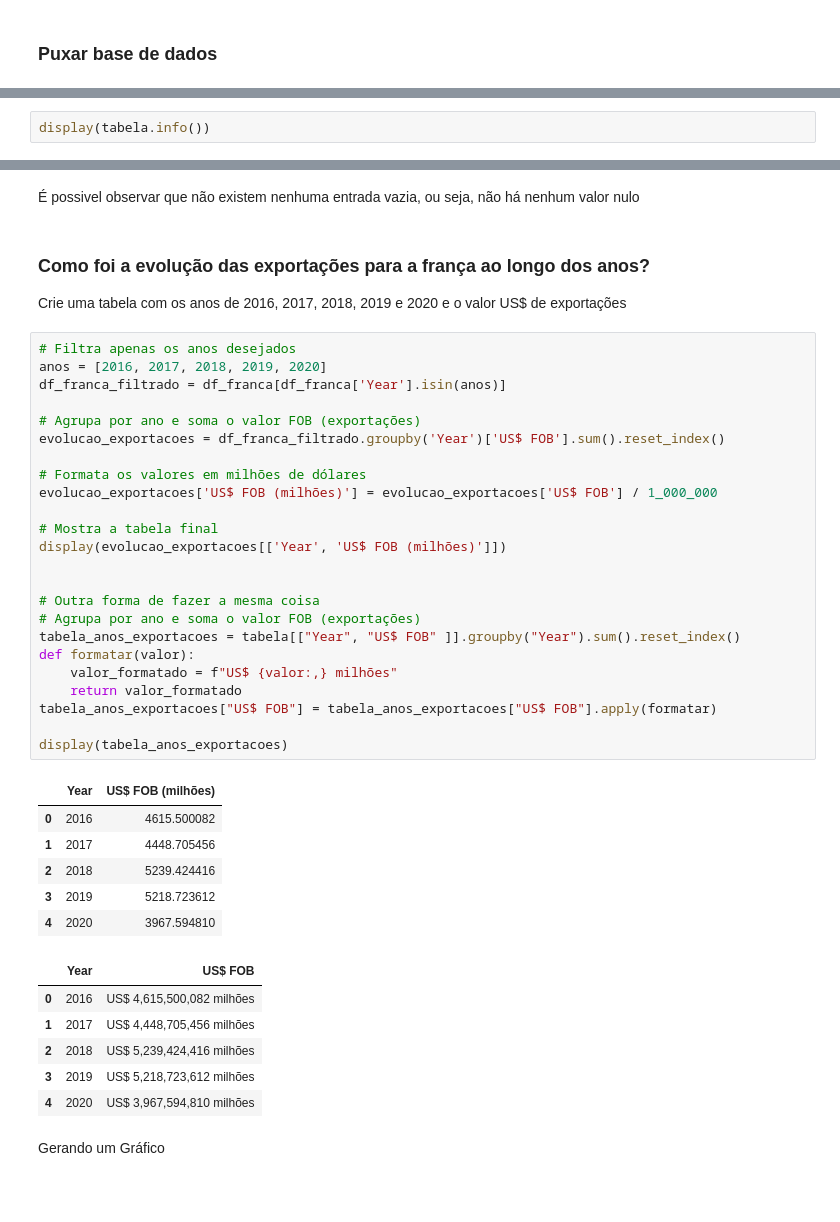
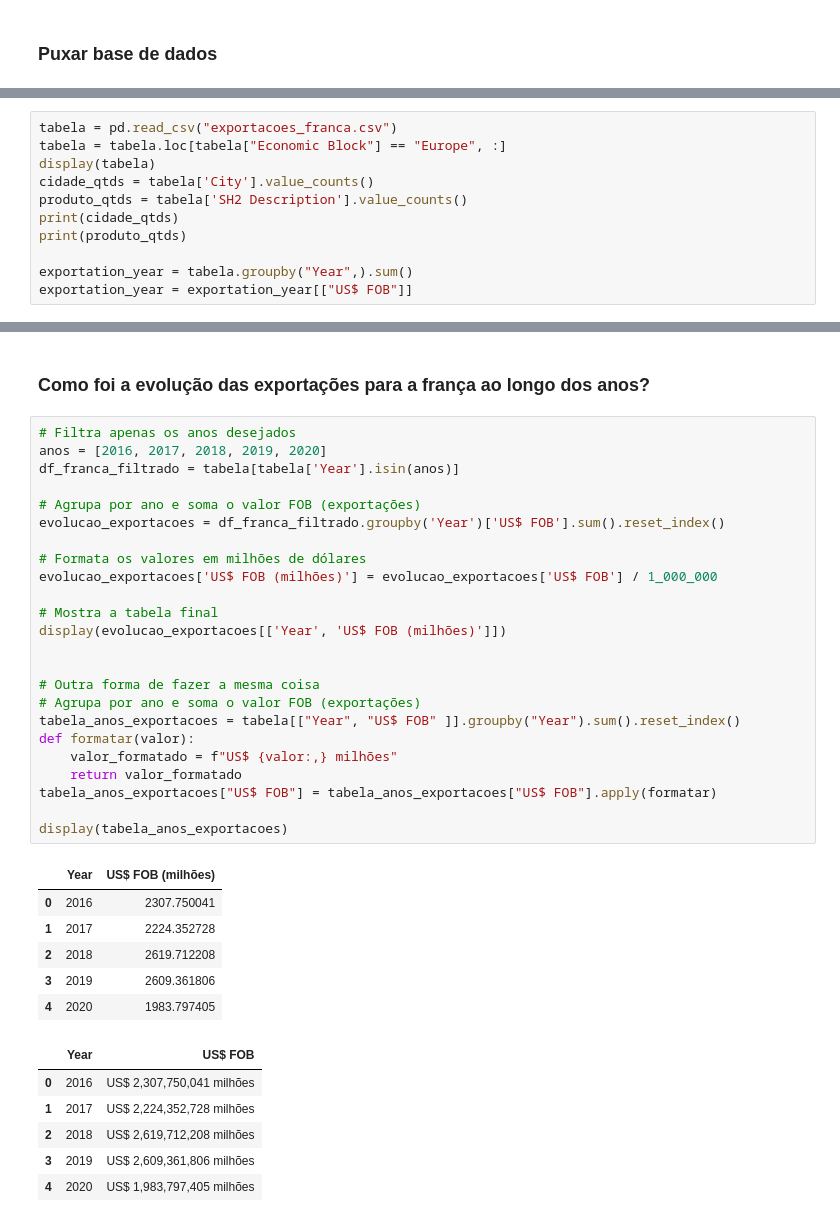
Before and after one commit to fabio-hen/Data-Science-Importacoes_Franca, a Jupyter notebook: Analise-Inicial.ipynb, the cells around one changed output, grey strips where cells are left out. Saved outputs shown, nothing was run; the diff lists cells and outputs as text; blank space fills up the shorter version.

```diff
--- a/Analise-Inicial.ipynb
+++ b/Analise-Inicial.ipynb
@@ -26,3 +9,12 @@ Quantas linhas têm a tabela? Existe algum valor vazio que deveria ser tratado?
 # %%
-display(tabela.info())
+tabela = pd.read_csv("exportacoes_franca.csv")
+tabela = tabela.loc[tabela["Economic Block"] == "Europe", :]
+display(tabela)
+cidade_qtds = tabela['City'].value_counts()
+produto_qtds = tabela['SH2 Description'].value_counts()
+print(cidade_qtds)
+print(produto_qtds)
+
+exportation_year = tabela.groupby("Year",).sum()
+exportation_year = exportation_year[["US$ FOB"]]
 # %% [output]
@@ -48,45 +51,39 @@ None
-# %% [markdown]
-É possivel observar que não existem nenhuma entrada vazia, ou seja, não há nenhum valor nulo
 # %% [markdown]
 ### Como foi a evolução das exportações para a frança ao longo dos anos?
-
-Crie uma tabela com os anos de 2016, 2017, 2018, 2019 e 2020 e o valor US$ de exportações
 # %%
 # Filtra apenas os anos desejados
 anos = [2016, 2017, 2018, 2019, 2020]
-df_franca_filtrado = df_franca[df_franca['Year'].isin(anos)]
+df_franca_filtrado = tabela[tabela['Year'].isin(anos)]
 
 # Agrupa por ano e soma o valor FOB (exportações)
 evolucao_exportacoes = df_franca_filtrado.groupby('Year')['US$ FOB'].sum().reset_index()
 
 # Formata os valores em milhões de dólares
 evolucao_exportacoes['US$ FOB (milhões)'] = evolucao_exportacoes['US$ FOB'] / 1_000_000
 
 # Mostra a tabela final
 display(evolucao_exportacoes[['Year', 'US$ FOB (milhões)']])
 
 
 # Outra forma de fazer a mesma coisa
 # Agrupa por ano e soma o valor FOB (exportações)
 tabela_anos_exportacoes = tabela[["Year", "US$ FOB" ]].groupby("Year").sum().reset_index()
 def formatar(valor):
     valor_formatado = f"US$ {valor:,} milhões"
     return valor_formatado
 tabela_anos_exportacoes["US$ FOB"] = tabela_anos_exportacoes["US$ FOB"].apply(formatar)
 
 display(tabela_anos_exportacoes)
 # %% [output]
 |  | Year | US$ FOB (milhões) |
-| 0 | 2016 | 4615.500082 |
-| 1 | 2017 | 4448.705456 |
-| 2 | 2018 | 5239.424416 |
-| 3 | 2019 | 5218.723612 |
-| 4 | 2020 | 3967.594810 |
+| 0 | 2016 | 2307.750041 |
+| 1 | 2017 | 2224.352728 |
+| 2 | 2018 | 2619.712208 |
+| 3 | 2019 | 2609.361806 |
+| 4 | 2020 | 1983.797405 |
 |  | Year | US$ FOB |
-| 0 | 2016 | US$ 4,615,500,082 milhões |
-| 1 | 2017 | US$ 4,448,705,456 milhões |
-| 2 | 2018 | US$ 5,239,424,416 milhões |
-| 3 | 2019 | US$ 5,218,723,612 milhões |
-| 4 | 2020 | US$ 3,967,594,810 milhões |
+| 0 | 2016 | US$ 2,307,750,041 milhões |
+| 1 | 2017 | US$ 2,224,352,728 milhões |
+| 2 | 2018 | US$ 2,619,712,208 milhões |
+| 3 | 2019 | US$ 2,609,361,806 milhões |
+| 4 | 2020 | US$ 1,983,797,405 milhões |
-# %% [markdown]
-Gerando um Gráfico
```
Also changed, not shown: parts of 12 cells of this notebook.
